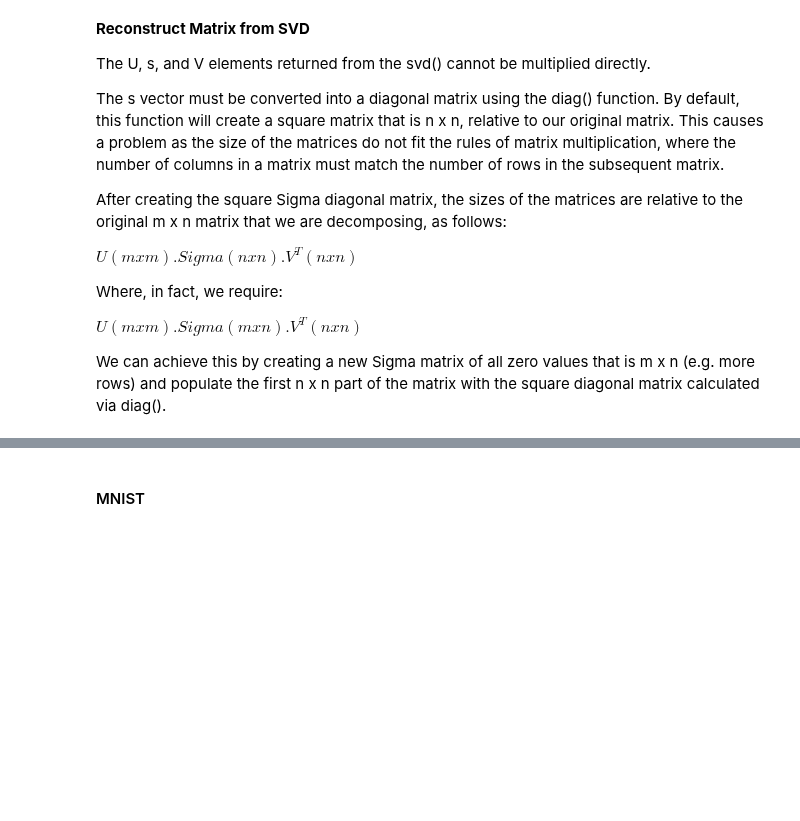
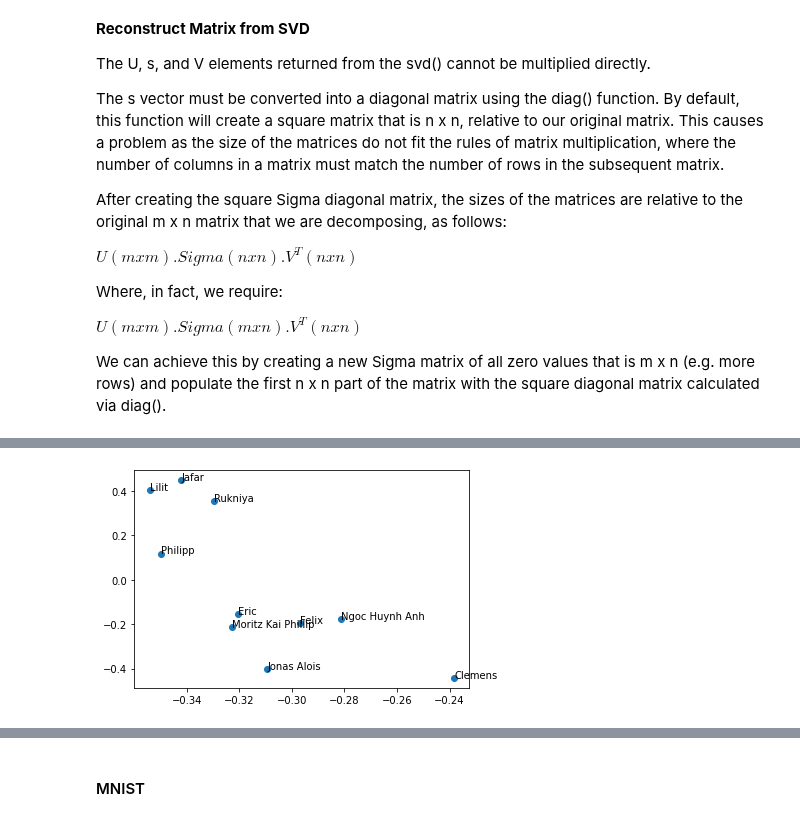
Before and after one commit to Heity94/01_DataScience_2021, a Jupyter notebook: TWSM/Class_notes_PH/Class4.ipynb, the cells around one changed output, grey strips where cells are left out. Drawn from its saved outputs; the diff is of its cells as text; code cells hidden in the pictures; blank space fills up the shorter version.

```diff
--- a/TWSM/Class_notes_PH/Class4.ipynb
+++ b/TWSM/Class_notes_PH/Class4.ipynb
@@ -165,0 +103,4 @@ In natural language processing, this approach can be used on matrices of word oc
+# %%
+import pandas as pd
+mov = pd.read_csv("/content/drive/MyDrive/Colab_Notebooks/02_HWR/00_data/Movie_Rankings_BIPM.csv")
+mov.head()
@@ -165,0 +115,4 @@ In natural language processing, this approach can be used on matrices of word oc
+# %%
+mov_clean = mov.dropna(axis=0, thresh=18) # drop students who rated less then 18 out of 20 movies
+mov_clean = mov.dropna(axis=1, thresh=8) # drop films which were rated by less then 8 students
+mov_clean
@@ -165,0 +146,8 @@ In natural language processing, this approach can be used on matrices of word oc
+# %%
+m = mov_clean.mean(axis=1)
+for i, col in enumerate(mov_clean):
+    # using i allows for duplicate columns
+    # inplace *may* not always work here, so IMO the next line is preferred
+    # df.iloc[:, i].fillna(m, inplace=True)
+    mov_clean.iloc[:, i] = mov_clean.iloc[:, i].fillna(m)
+mov_clean
@@ -165,0 +172,17 @@ In natural language processing, this approach can be used on matrices of word oc
+# %%
+#SVD
+U, s, VT = svd(mov_clean[mov_clean.columns[2:]])
+# %%
+#Plot first two new features
+import matplotlib.pyplot as plt
+
+names = mov_clean["First Name"]
+fig, ax = plt.subplots()
+X = U[:,0]
+Y = U[:,1]
+ax.scatter(X, Y)
+
+for i, txt in enumerate(names):
+    ax.annotate(txt, (X[i], Y[i]))
+# %% [output]
+[figure, added]
```
Also changed, not shown: parts of 30 cells of this notebook.
